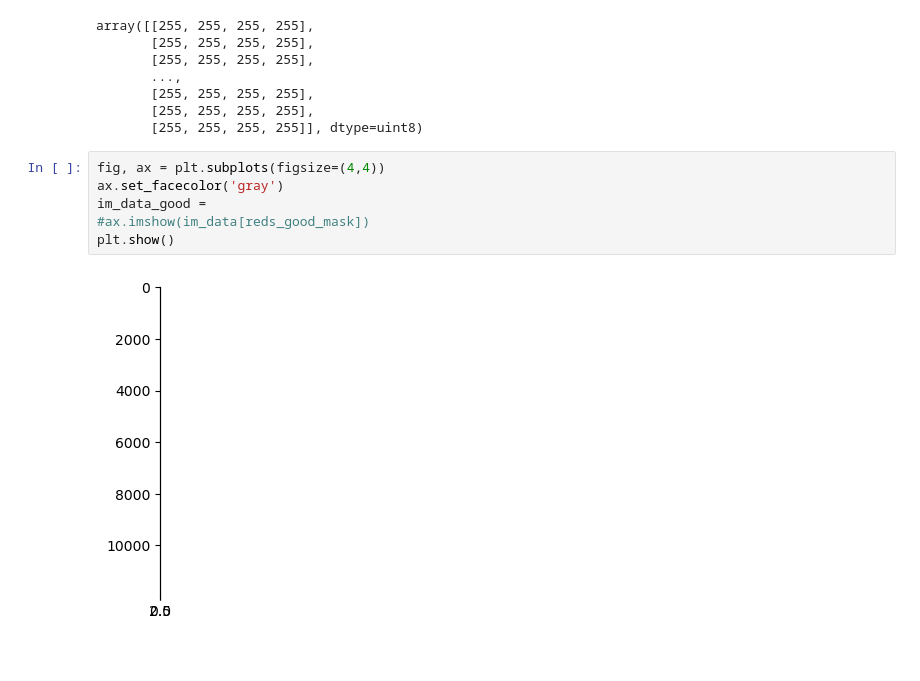
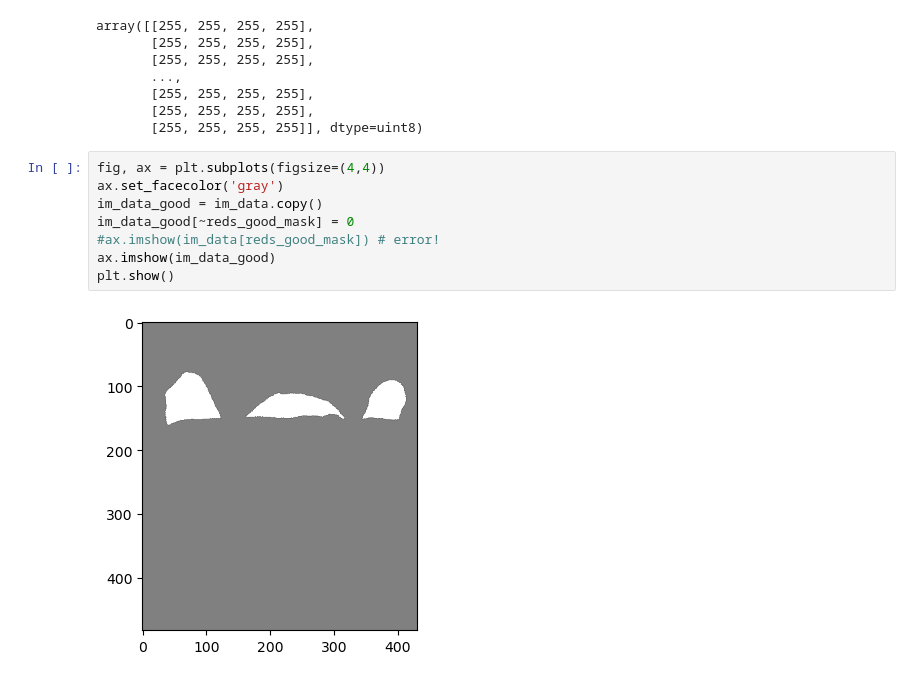
Before and after one commit to UIUC-iSchool-DataViz/is445_oauoag_spring2023, a Jupyter notebook: week02/inClass_week02.ipynb, the cells around one changed output. Saved outputs shown, nothing was run; the diff lists cells and outputs as text.

```diff
--- a/week02/inClass_week02.ipynb
+++ b/week02/inClass_week02.ipynb
@@ -133,8 +133,10 @@ array([[255, 255, 255, 255],
 # %%
 fig, ax = plt.subplots(figsize=(4,4))
 ax.set_facecolor('gray')
-im_data_good =
-#ax.imshow(im_data[reds_good_mask])
+im_data_good = im_data.copy()
+im_data_good[~reds_good_mask] = 0
+#ax.imshow(im_data[reds_good_mask]) # error!
+ax.imshow(im_data_good)
 plt.show()
 # %% [output]
-[figure, old version]
+[figure, new version]
```
